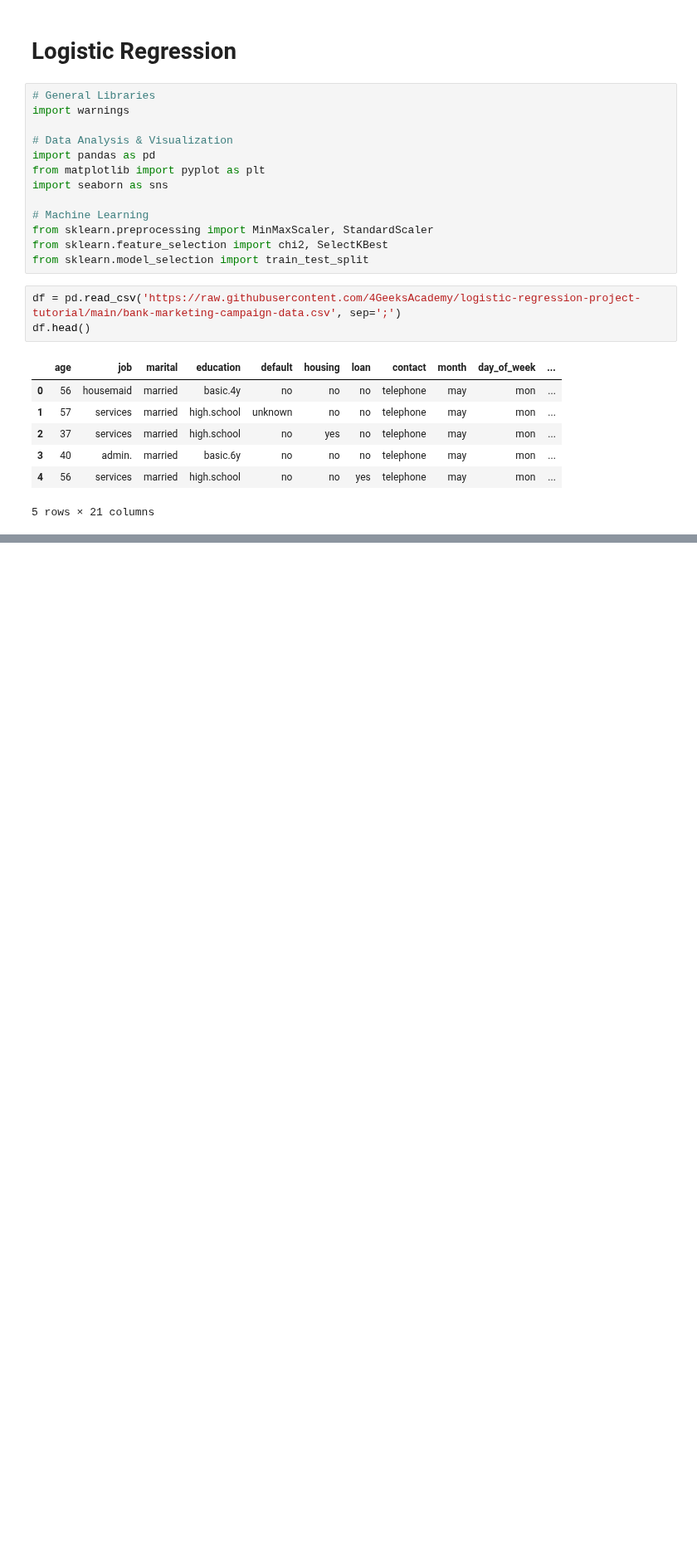
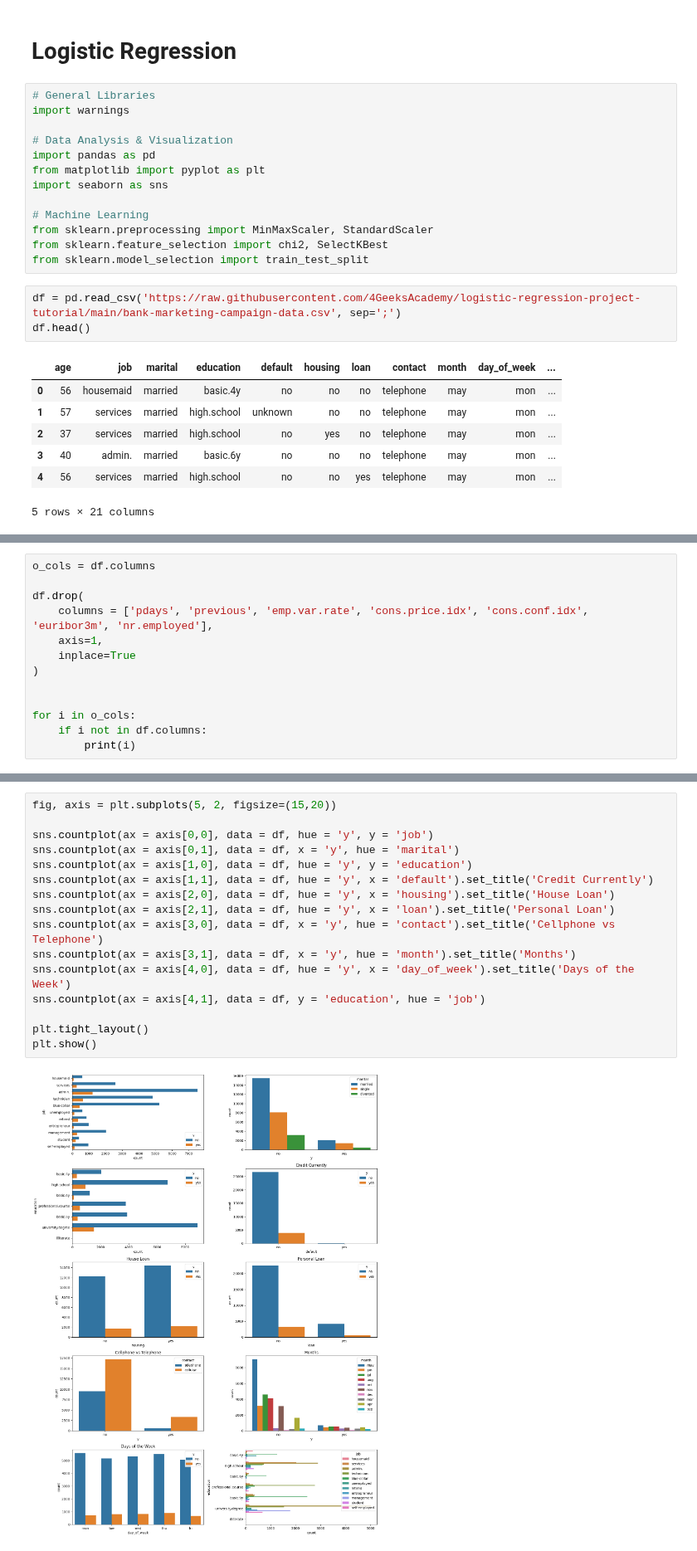
Before and after one commit to Diegomca98/4geeks-ml-template-prjs, a Jupyter notebook: src/explore.ipynb, the cells around one changed output, grey strips where cells are left out. Shown at 83% size. Saved outputs shown, nothing was run; the diff lists cells and outputs as text; blank space fills up the shorter version.

```diff
--- a/src/explore.ipynb
+++ b/src/explore.ipynb
@@ -26,0 +234,13 @@ df.head()
+# %%
+o_cols = df.columns
+
+df.drop(
+    columns = ['pdays', 'previous', 'emp.var.rate', 'cons.price.idx', 'cons.conf.idx', 'euribor3m', 'nr.employed'],
+    axis=1,
+    inplace=True
+)
+
+
+for i in o_cols:
+    if i not in df.columns:
+        print(i)
@@ -26,0 +271,18 @@ df.head()
+# %%
+fig, axis = plt.subplots(5, 2, figsize=(15,20))
+
+sns.countplot(ax = axis[0,0], data = df, hue = 'y', y = 'job')
+sns.countplot(ax = axis[0,1], data = df, x = 'y', hue = 'marital')
+sns.countplot(ax = axis[1,0], data = df, hue = 'y', y = 'education')
+sns.countplot(ax = axis[1,1], data = df, hue = 'y', x = 'default').set_title('Credit Currently')
+sns.countplot(ax = axis[2,0], data = df, hue = 'y', x = 'housing').set_title('House Loan')
+sns.countplot(ax = axis[2,1], data = df, hue = 'y', x = 'loan').set_title('Personal Loan')
+sns.countplot(ax = axis[3,0], data = df, x = 'y', hue = 'contact').set_title('Cellphone vs Telephone')
+sns.countplot(ax = axis[3,1], data = df, x = 'y', hue = 'month').set_title('Months')
+sns.countplot(ax = axis[4,0], data = df, hue = 'y', x = 'day_of_week').set_title('Days of the Week')
+sns.countplot(ax = axis[4,1], data = df, y = 'education', hue = 'job')
+
+plt.tight_layout()
+plt.show()
+# %% [output]
+[figure, added]
```
Also changed, not shown: parts of 25 cells of this notebook, 1 other file.
